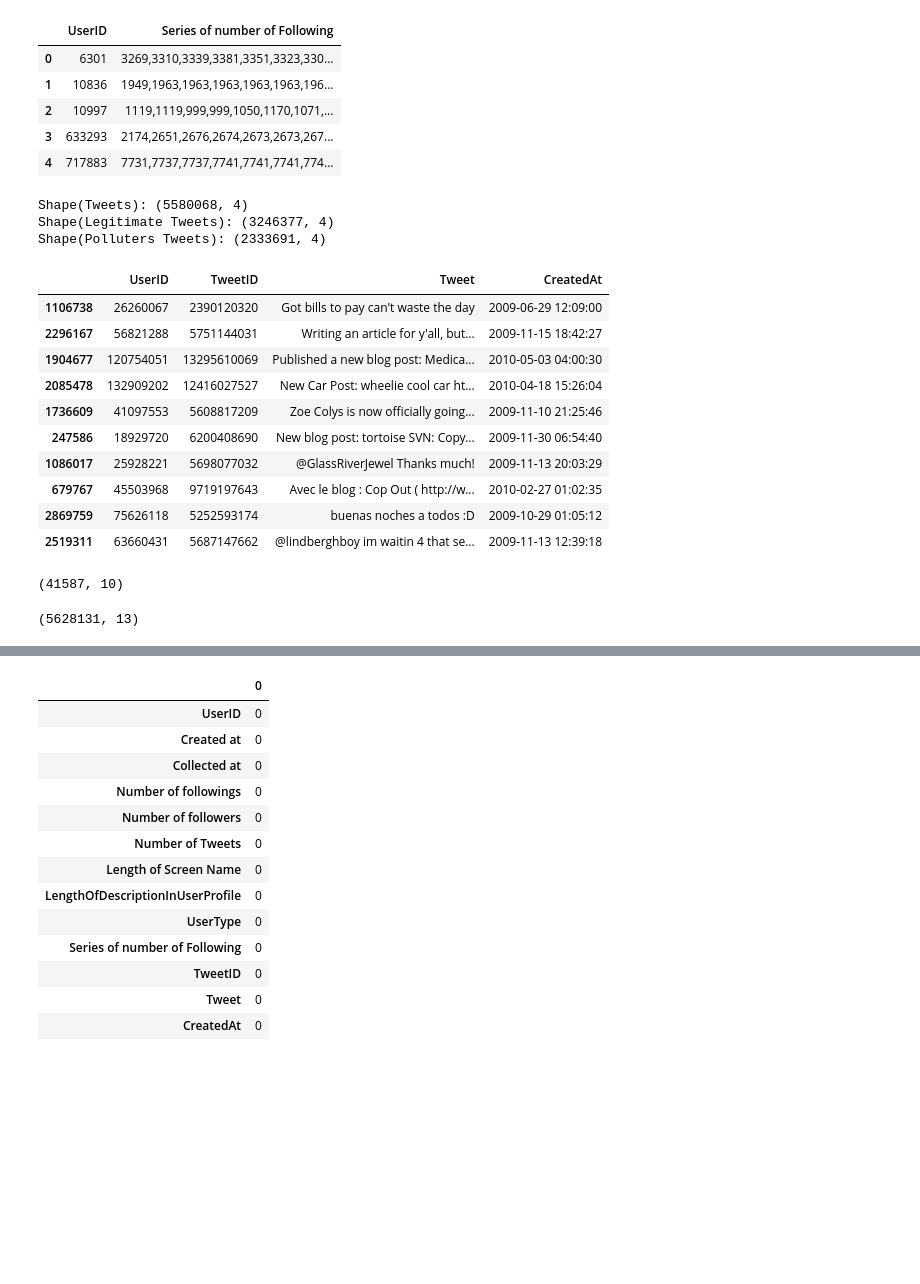
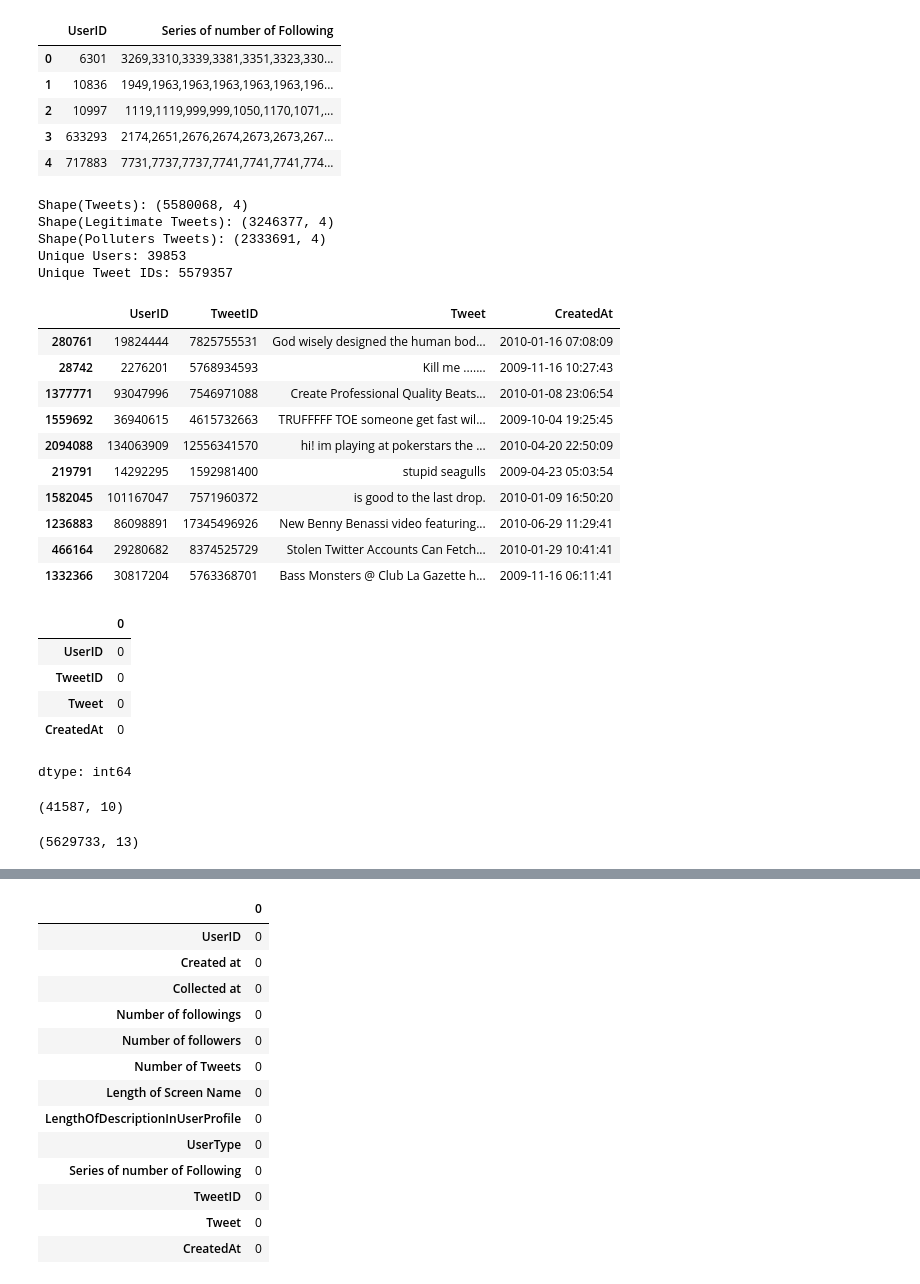
Before and after one commit to rohitkhadka1/SocialHoneyPotAnalyzer, a Jupyter notebook: Twitter_User_Analysis.ipynb, the cells around one changed output, grey strips where cells are left out. Drawn from its saved outputs; the diff is of its cells as text; code cells hidden in the pictures; blank space fills up the shorter version.

```diff
--- a/Twitter_User_Analysis.ipynb
+++ b/Twitter_User_Analysis.ipynb
@@ -200,30 +252,47 @@ df_tweets = pd.concat([df_polluters_tweets, df_legitimate_tweets], axis = 0)
 print(f"Shape(Tweets): {df_tweets.shape}")
 print(f"Shape(Legitimate Tweets): {df_legitimate_tweets.shape}")
 print(f"Shape(Polluters Tweets): {df_polluters_tweets.shape}")
+print(f"Unique Users: {df_tweets['UserID'].nunique()}")
+print(f"Unique Tweet IDs: {df_tweets['TweetID'].nunique()}")
+# df_tweets = df_tweets.drop_duplicates(subset = ['TweetID'])
+# print(f"Unique Users after removing duplicates: {df_tweets['UserID'].nunique()}")
 df_tweets.sample(n = 10)
 # %% [output]
 Shape(Tweets): (5580068, 4)
 Shape(Legitimate Tweets): (3246377, 4)
 Shape(Polluters Tweets): (2333691, 4)
+Unique Users: 39853
+Unique Tweet IDs: 5579357
 |  | UserID | TweetID | Tweet | CreatedAt |
-| 1106738 | 26260067 | 2390120320 | Got bills to pay can't waste the day | 2009-06-29 12:09:00 |
-| 2296167 | 56821288 | 5751144031 | Writing an article for y'all, but... | 2009-11-15 18:42:27 |
-| 1904677 | 120754051 | 13295610069 | Published a new blog post: Medica... | 2010-05-03 04:00:30 |
-| 2085478 | 132909202 | 12416027527 | New Car Post: wheelie cool car ht... | 2010-04-18 15:26:04 |
-| 1736609 | 41097553 | 5608817209 | Zoe Colys is now officially going... | 2009-11-10 21:25:46 |
-| 247586 | 18929720 | 6200408690 | New blog post: tortoise SVN: Copy... | 2009-11-30 06:54:40 |
-| 1086017 | 25928221 | 5698077032 | @GlassRiverJewel Thanks much! | 2009-11-13 20:03:29 |
-| 679767 | 45503968 | 9719197643 | Avec le blog : Cop Out ( http://w... | 2010-02-27 01:02:35 |
-| 2869759 | 75626118 | 5252593174 | buenas noches a todos :D | 2009-10-29 01:05:12 |
-| 2519311 | 63660431 | 5687147662 | @lindberghboy im waitin 4 that se... | 2009-11-13 12:39:18 |
+| 280761 | 19824444 | 7825755531 | God wisely designed the human bod... | 2010-01-16 07:08:09 |
+| 28742 | 2276201 | 5768934593 | Kill me ....... | 2009-11-16 10:27:43 |
+| 1377771 | 93047996 | 7546971088 | Create Professional Quality Beats... | 2010-01-08 23:06:54 |
+| 1559692 | 36940615 | 4615732663 | TRUFFFFF TOE someone get fast wil... | 2009-10-04 19:25:45 |
+| 2094088 | 134063909 | 12556341570 | hi! im playing at pokerstars the ... | 2010-04-20 22:50:09 |
+| 219791 | 14292295 | 1592981400 | stupid seagulls | 2009-04-23 05:03:54 |
+| 1582045 | 101167047 | 7571960372 | is good to the last drop. | 2010-01-09 16:50:20 |
+| 1236883 | 86098891 | 17345496926 | New Benny Benassi video featuring... | 2010-06-29 11:29:41 |
+| 466164 | 29280682 | 8374525729 | Stolen Twitter Accounts Can Fetch... | 2010-01-29 10:41:41 |
+| 1332366 | 30817204 | 5763368701 | Bass Monsters @ Club La Gazette h... | 2009-11-16 06:11:41 |
+# %%
+df_tweets.isnull().sum()
+df_tweets = df_tweets.dropna()
+df_tweets.isnull().sum()
+# %% [output]
+|  | 0 |
+| UserID | 0 |
+| TweetID | 0 |
+| Tweet | 0 |
+| CreatedAt | 0 |
+dtype: int64
 # %%
-df_merged = df_users.merge(df_following, on = "UserID", how = "inner")
+df_merged = df_users.merge(df_following, on = "UserID", how = "left")
 print(df_merged.shape)
-df = df_merged.merge(df_tweets, on = "UserID", how = "inner")
+df = df_merged.merge(df_tweets, on = "UserID", how = "left")
 df.shape
 # %% [output]
 (41587, 10)
-(5628131, 13)
+(5629733, 13)
 # %%
 # Git commit
 # !git add .
```
Also changed, not shown: parts of 16 cells of this notebook.
